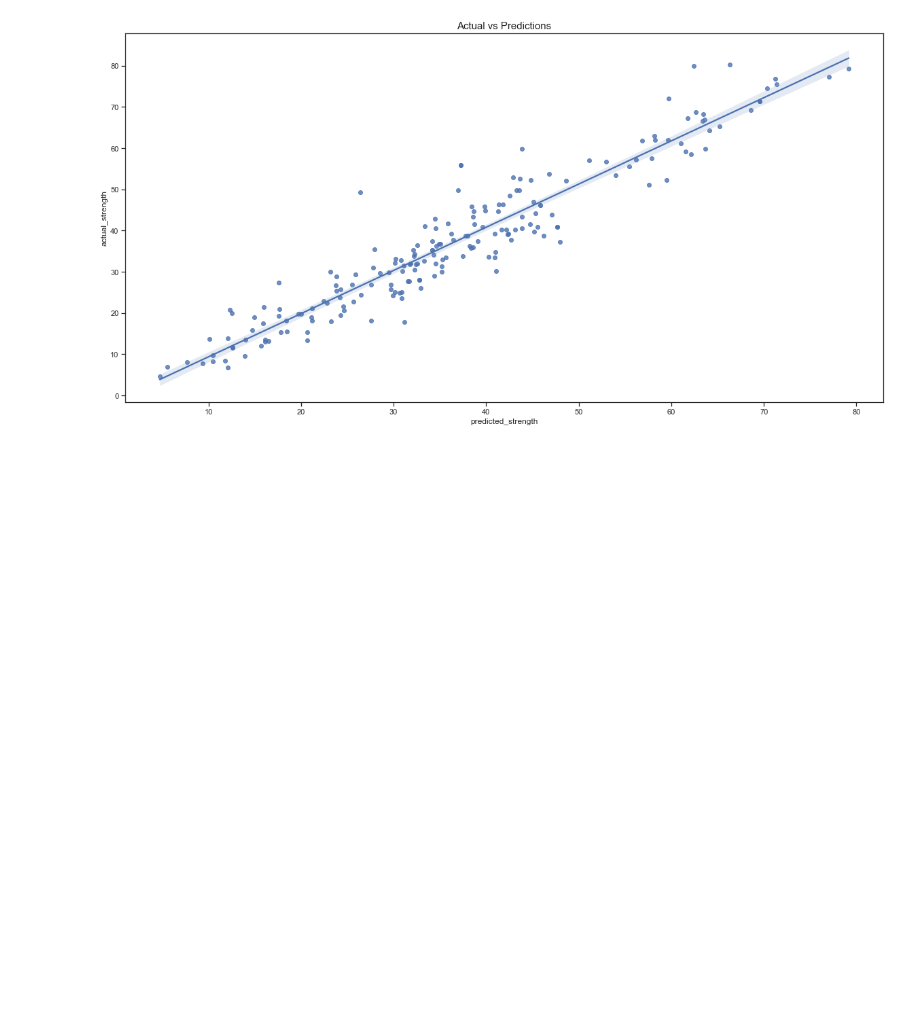
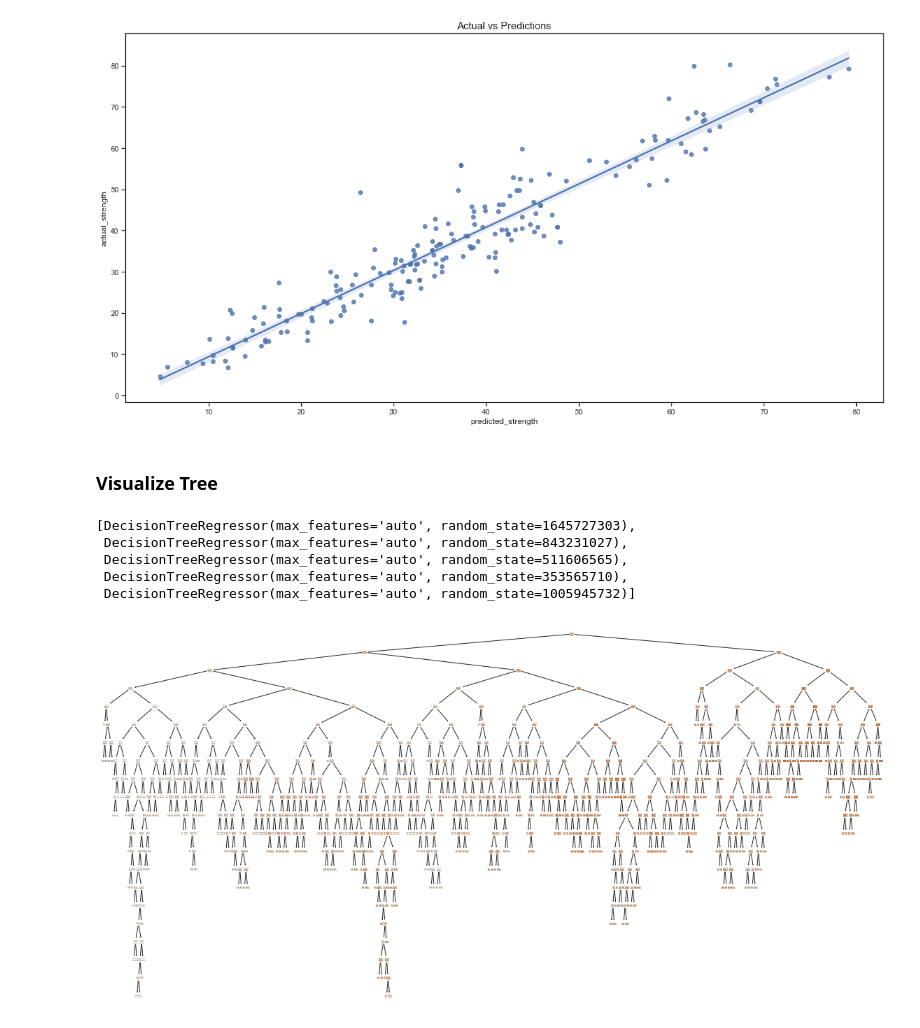
Before and after one commit to The-Machine-Learning-Project/01_Regression_Predicting-Concrete-Strength, a Jupyter notebook: Predicting Concrete Strength - Random Forest Regressor.ipynb, the cells around one changed output. Cells and saved outputs as stored; diff of their text form; code cells hidden in the pictures; blank space fills up the shorter version.

```diff
--- a/Predicting Concrete Strength - Random Forest Regressor.ipynb
+++ b/Predicting Concrete Strength - Random Forest Regressor.ipynb
@@ -299,3 +299,18 @@ sns.regplot(x = 'predicted_strength', y = 'actual_strength', data = predictions_
 plt.title('Actual vs Predictions', fontsize = 15);
 # %% [output]
 [figure]
+# %% [markdown]
+### Visualize Tree
+# %%
+RND.estimators_[:5]
+# %% [output]
+[DecisionTreeRegressor(max_features='auto', random_state=1645727303),
+ DecisionTreeRegressor(max_features='auto', random_state=843231027),
+ DecisionTreeRegressor(max_features='auto', random_state=511606565),
+ DecisionTreeRegressor(max_features='auto', random_state=353565710),
+ DecisionTreeRegressor(max_features='auto', random_state=1005945732)]
+# %%
+from sklearn import tree
+tree.plot_tree(RND.estimators_[0], filled = True);
+# %% [output]
+[figure, added]
```
